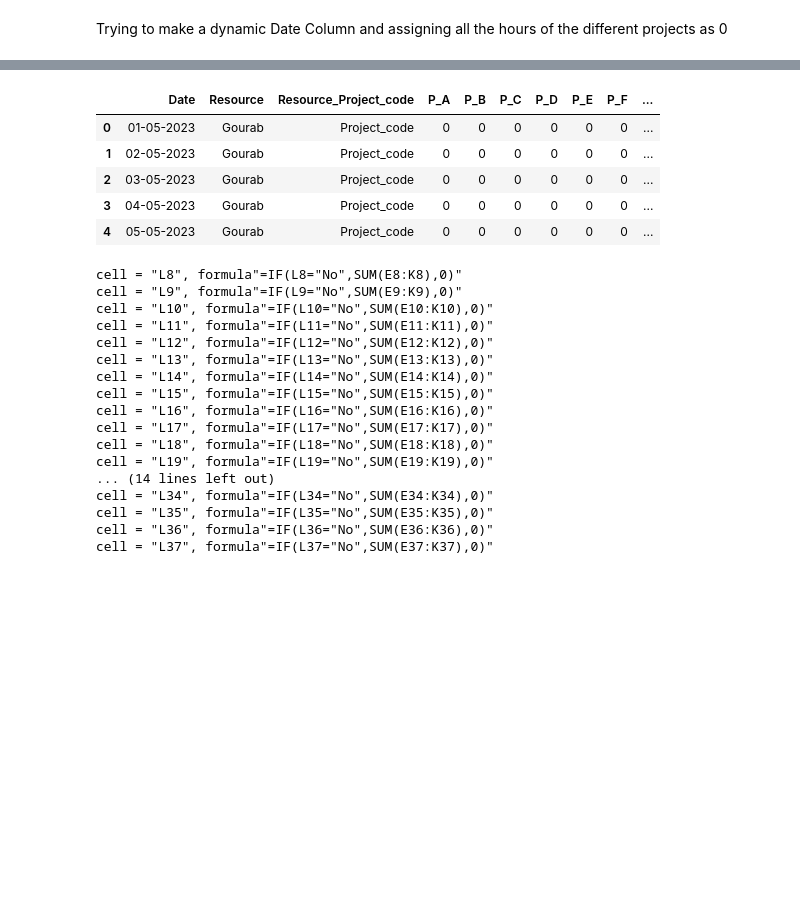
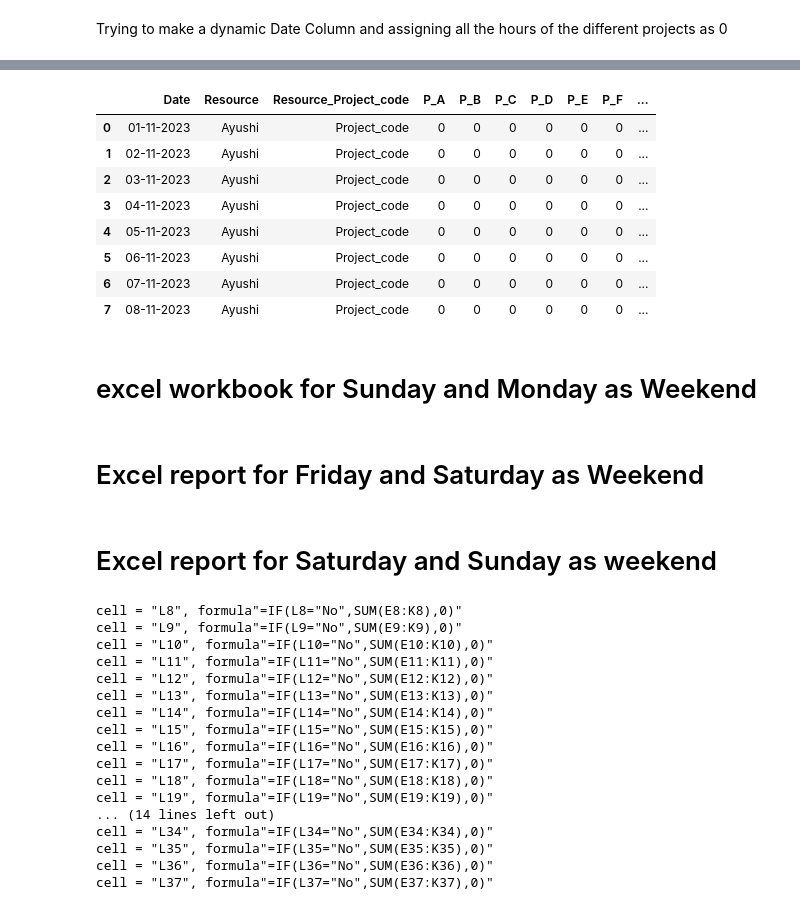
Before and after one commit to gouravk1997/Demo_repository, a Jupyter notebook: Automation-timesheet-code.ipynb, the cells around one changed output, grey strips where cells are left out. Cells and saved outputs as stored; diff of their text form; code cells hidden in the pictures; blank space fills up the shorter version.

```diff
--- a/Automation-timesheet-code.ipynb
+++ b/Automation-timesheet-code.ipynb
@@ -107,3 +201,8 @@ time["Weekend comments"]=" "
+# %%
+# for saturday-sunday weekoff
+time2["Total Hours"]=0
+time2["Comments"]=" "
+time2["Weekend comments"]=" "
 # %%
 # finding the dimension of the dataframe
 
@@ -113,11 +212,4 @@ time.shape[0]
 # %%
 time['Date'] = time['Date'].apply(convert_date_standard_string)
+time1['Date']= time1['Date'].apply(convert_date_standard_string)
+time2["Date"] = time2['Date'].apply(convert_date_standard_string)
-# %%
-time.head()
-# %% [output]
-|  | Date | Resource | Resource_Project_code | P_A | P_B | P_C | P_D | P_E | P_F | ... |
-| 0 | 01-05-2023 | Gourab | Project_code | 0 | 0 | 0 | 0 | 0 | 0 | ... |
-| 1 | 02-05-2023 | Gourab | Project_code | 0 | 0 | 0 | 0 | 0 | 0 | ... |
-| 2 | 03-05-2023 | Gourab | Project_code | 0 | 0 | 0 | 0 | 0 | 0 | ... |
-| 3 | 04-05-2023 | Gourab | Project_code | 0 | 0 | 0 | 0 | 0 | 0 | ... |
-| 4 | 05-05-2023 | Gourab | Project_code | 0 | 0 | 0 | 0 | 0 | 0 | ... |
@@ -233,0 +216,14 @@ writer.close()
+# %%
+time2.head(8)
+# %% [output]
+|  | Date | Resource | Resource_Project_code | P_A | P_B | P_C | P_D | P_E | P_F | ... |
+| 0 | 01-11-2023 | Ayushi | Project_code | 0 | 0 | 0 | 0 | 0 | 0 | ... |
+| 1 | 02-11-2023 | Ayushi | Project_code | 0 | 0 | 0 | 0 | 0 | 0 | ... |
+| 2 | 03-11-2023 | Ayushi | Project_code | 0 | 0 | 0 | 0 | 0 | 0 | ... |
+| 3 | 04-11-2023 | Ayushi | Project_code | 0 | 0 | 0 | 0 | 0 | 0 | ... |
+| 4 | 05-11-2023 | Ayushi | Project_code | 0 | 0 | 0 | 0 | 0 | 0 | ... |
+| 5 | 06-11-2023 | Ayushi | Project_code | 0 | 0 | 0 | 0 | 0 | 0 | ... |
+| 6 | 07-11-2023 | Ayushi | Project_code | 0 | 0 | 0 | 0 | 0 | 0 | ... |
+| 7 | 08-11-2023 | Ayushi | Project_code | 0 | 0 | 0 | 0 | 0 | 0 | ... |
+# %% [markdown]
+# excel workbook for Sunday and Monday as Weekend
@@ -234,3 +418,7 @@ writer.close()
+# %% [markdown]
+# Excel report for Friday and Saturday as Weekend
+# %% [markdown]
+# Excel report for Saturday and Sunday as weekend
 # %%
 cell_range = [f'L{i}' for i in range(8,38)]
 sum_range = [f'SUM(E{i}:K{i})' for i in range(8, 38)]
```
Also changed, not shown: parts of 20 cells of this notebook.
